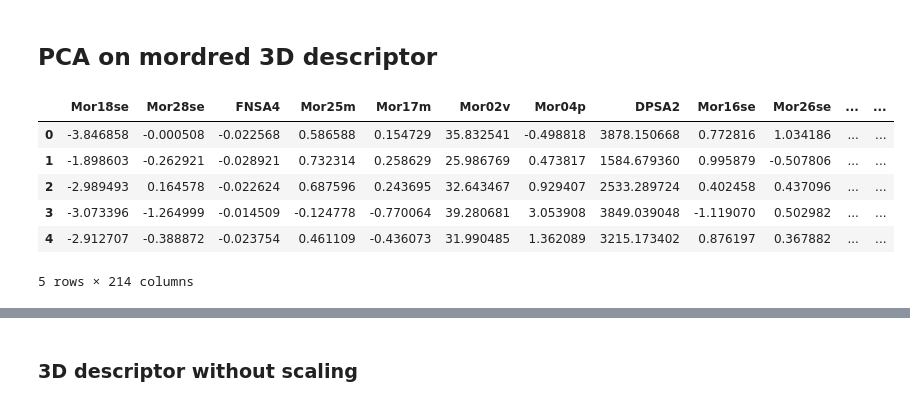
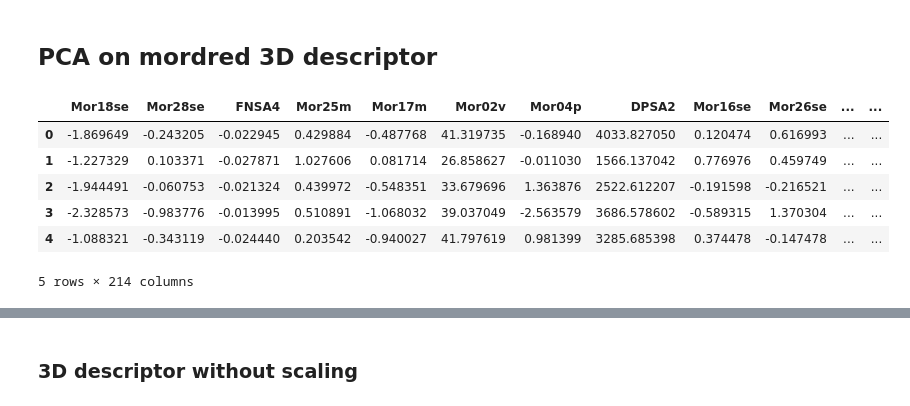
Before and after one commit to BOOstudent/Boo, a Jupyter notebook: PCA.ipynb, the cells around one changed output, grey strips where cells are left out. Drawn from its saved outputs; the diff is of its cells as text; code cells hidden in the pictures.

```diff
--- a/PCA.ipynb
+++ b/PCA.ipynb
@@ -807,15 +807,15 @@ IndexError: list index out of range
 # %% [markdown]
 ## PCA on mordred 3D descriptor
 # %%
-df_3D_desc = pd.read_csv (r'C:\documenten hier\ccr2_3D_descriptor_nieuw.csv')
+df_3D_desc = pd.read_csv (r'C:\documenten hier\Data\ccr2_3D_descriptor_10.csv')
 df_3D_desc.head()
 # %% [output]
 |  | Mor18se | Mor28se | FNSA4 | Mor25m | Mor17m | Mor02v | Mor04p | DPSA2 | Mor16se | Mor26se | ... | ... |
-| 0 | -3.846858 | -0.000508 | -0.022568 | 0.586588 | 0.154729 | 35.832541 | -0.498818 | 3878.150668 | 0.772816 | 1.034186 | ... | ... |
-| 1 | -1.898603 | -0.262921 | -0.028921 | 0.732314 | 0.258629 | 25.986769 | 0.473817 | 1584.679360 | 0.995879 | -0.507806 | ... | ... |
-| 2 | -2.989493 | 0.164578 | -0.022624 | 0.687596 | 0.243695 | 32.643467 | 0.929407 | 2533.289724 | 0.402458 | 0.437096 | ... | ... |
-| 3 | -3.073396 | -1.264999 | -0.014509 | -0.124778 | -0.770064 | 39.280681 | 3.053908 | 3849.039048 | -1.119070 | 0.502982 | ... | ... |
-| 4 | -2.912707 | -0.388872 | -0.023754 | 0.461109 | -0.436073 | 31.990485 | 1.362089 | 3215.173402 | 0.876197 | 0.367882 | ... | ... |
+| 0 | -1.869649 | -0.243205 | -0.022945 | 0.429884 | -0.487768 | 41.319735 | -0.168940 | 4033.827050 | 0.120474 | 0.616993 | ... | ... |
+| 1 | -1.227329 | 0.103371 | -0.027871 | 1.027606 | 0.081714 | 26.858627 | -0.011030 | 1566.137042 | 0.776976 | 0.459749 | ... | ... |
+| 2 | -1.944491 | -0.060753 | -0.021324 | 0.439972 | -0.548351 | 33.679696 | 1.363876 | 2522.612207 | -0.191598 | -0.216521 | ... | ... |
+| 3 | -2.328573 | -0.983776 | -0.013995 | 0.510891 | -1.068032 | 39.037049 | -2.563579 | 3686.578602 | -0.589315 | 1.370304 | ... | ... |
+| 4 | -1.088321 | -0.343119 | -0.024440 | 0.203542 | -0.940027 | 41.797619 | 0.981399 | 3285.685398 | 0.374478 | -0.147478 | ... | ... |
 5 rows × 214 columns
 # %%
 
```
Also changed, not shown: parts of 8 cells of this notebook, 1 other file.
